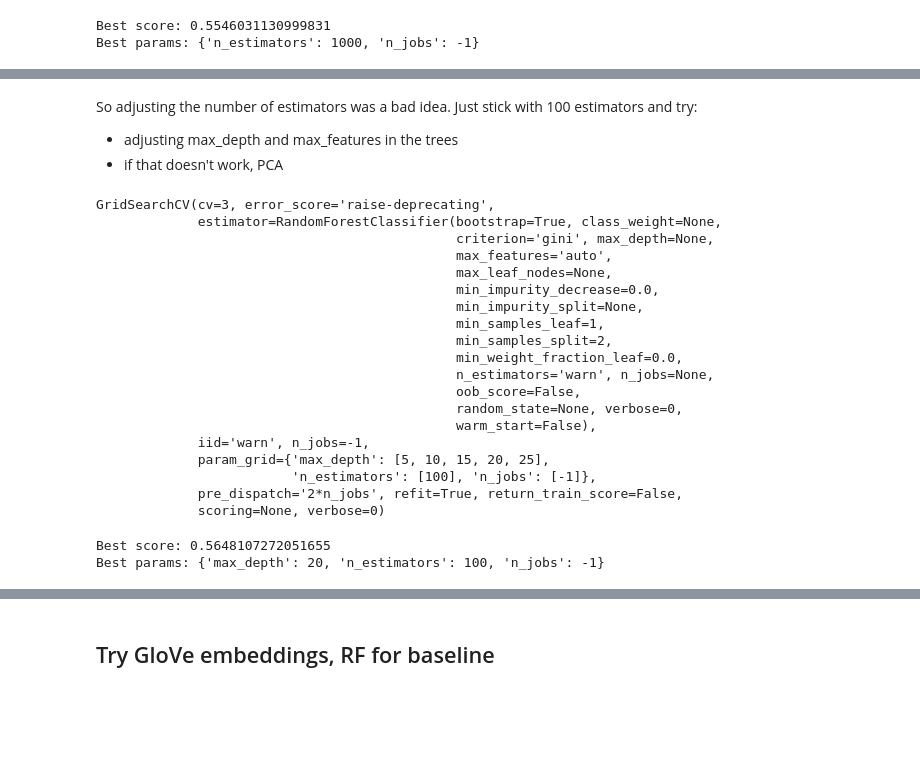
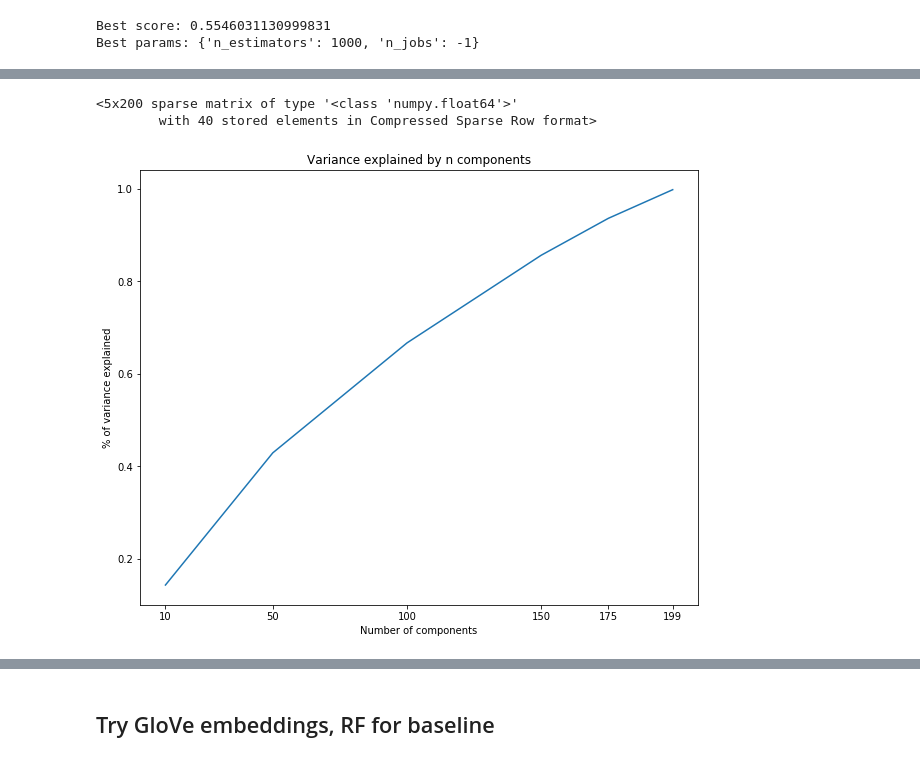
Before and after one commit to jrkreiger/helpful-reviews, a Jupyter notebook: project_notes.ipynb, the cells around one changed output, grey strips where cells are left out. Cells and saved outputs as stored; diff of their text form; code cells hidden in the pictures; blank space fills up the shorter version.

Commit message:
run improved Random Forest and LSTM models

```diff
--- a/project_notes.ipynb
+++ b/project_notes.ipynb
@@ -1093,40 +1117,37 @@ print('Best params:', grid_tfidf_rf.best_params_)
-# %% [markdown]
-So adjusting the number of estimators was a bad idea. Just stick with 100 estimators and try:
-- adjusting max_depth and max_features in the trees
-- if that doesn't work, PCA
-# %%
-# (~ 10 min.)
-params = {'n_estimators': [100],
-          'max_depth': [5, 10, 15, 20, 25],
-          'n_jobs': [-1]}
-
-rf = RandomForestClassifier()
-grid_tfidf_rf = GridSearchCV(rf, params, cv=3, n_jobs=-1)
-
-grid_tfidf_rf.fit(train_tfidf, y_train)
-# %% [output]
-GridSearchCV(cv=3, error_score='raise-deprecating',
-             estimator=RandomForestClassifier(bootstrap=True, class_weight=None,
-                                              criterion='gini', max_depth=None,
-                                              max_features='auto',
-                                              max_leaf_nodes=None,
-                                              min_impurity_decrease=0.0,
-                                              min_impurity_split=None,
-                                              min_samples_leaf=1,
-                                              min_samples_split=2,
-                                              min_weight_fraction_leaf=0.0,
-                                              n_estimators='warn', n_jobs=None,
-                                              oob_score=False,
-                                              random_state=None, verbose=0,
-                                              warm_start=False),
-             iid='warn', n_jobs=-1,
-             param_grid={'max_depth': [5, 10, 15, 20, 25],
-                         'n_estimators': [100], 'n_jobs': [-1]},
-             pre_dispatch='2*n_jobs', refit=True, return_train_score=False,
-             scoring=None, verbose=0)
-# %%
-print('Best score:', grid_tfidf_rf.best_score_)
-print('Best params:', grid_tfidf_rf.best_params_)
-# %% [output]
-Best score: 0.5648107272051655
-Best params: {'max_depth': 20, 'n_estimators': 100, 'n_jobs': -1}
+# %%
+# Try making bigger embeddings
+tfidf_vec_bigger = TfidfVectorizer(stop_words=stop_list, max_features=200)
+train_tfidf_bigger = tfidf_vec_bigger.fit_transform(X_train)
+# %%
+train_tfidf_bigger[:5]
+# %% [output]
+<5x200 sparse matrix of type '<class 'numpy.float64'>'
+        with 40 stored elements in Compressed Sparse Row format>
+# %%
+# Use TruncatedSVD (in place of PCA) to try to explain
+from sklearn.decomposition import TruncatedSVD
+# svd = TruncatedSVD(n_components=150, n_iter=7, random_state=42)
+# svd.fit(train_tfidf_bigger)
+
+# print(svd.explained_variance_ratio_)
+
+# print(svd.explained_variance_ratio_.sum())
+
+# Try several numbers of components to explain 80% of variance
+comps = [10, 50, 100, 150, 175, 199]
+var_sums = []
+for comp in comps:
+    svd = TruncatedSVD(n_components=comp, n_iter=10, random_state=42)
+    svd.fit(train_tfidf_bigger)
+    var_sums.append(np.sum(svd.explained_variance_ratio_))
+
+# Visualize results
+plt.figure(figsize=(10,8))
+plt.plot(comps, var_sums)
+plt.xlabel('Number of components')
+plt.ylabel('% of variance explained')
+plt.title('Variance explained by n components')
+plt.xticks([10, 50, 100, 150, 175, 199])
+plt.show();
+# %% [output]
+[figure, added]
```
Also changed, not shown: parts of 15 cells of this notebook.
